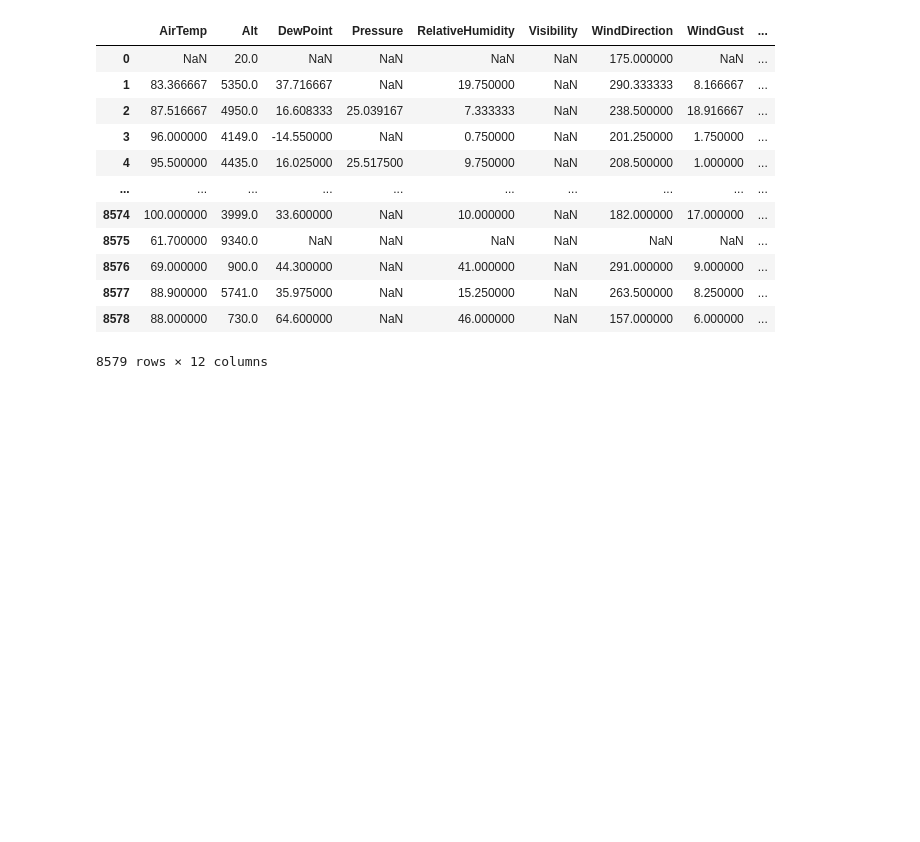
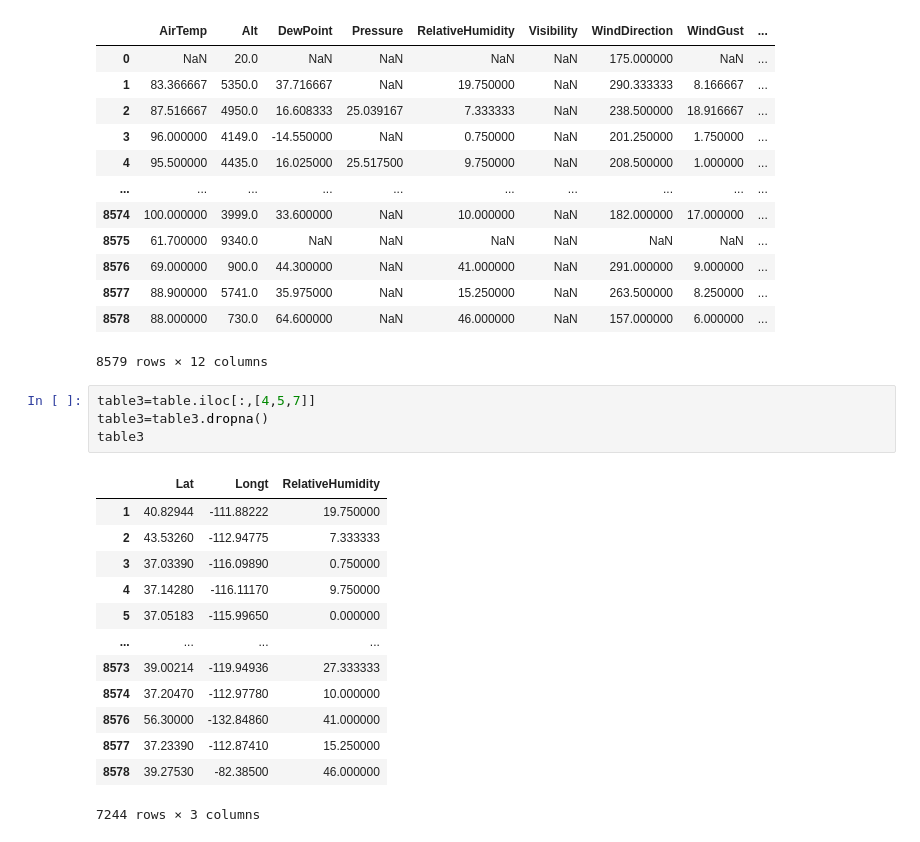
Before and after one commit to Vishal-K-Singh/darkSun, a Jupyter notebook: Untitled.ipynb, the cells around one changed output. Cells and saved outputs as stored; diff of their text form; blank space fills up the shorter version.

```diff
--- a/Untitled.ipynb
+++ b/Untitled.ipynb
@@ -67,3 +69,21 @@ table2
 | 8577 | 88.900000 | 5741.0 | 35.975000 | NaN | 15.250000 | NaN | 263.500000 | 8.250000 | ... |
 | 8578 | 88.000000 | 730.0 | 64.600000 | NaN | 46.000000 | NaN | 157.000000 | 6.000000 | ... |
 8579 rows × 12 columns
+# %%
+table3=table.iloc[:,[4,5,7]]
+table3=table3.dropna()
+table3
+# %% [output]
+|  | Lat | Longt | RelativeHumidity |
+| 1 | 40.82944 | -111.88222 | 19.750000 |
+| 2 | 43.53260 | -112.94775 | 7.333333 |
+| 3 | 37.03390 | -116.09890 | 0.750000 |
+| 4 | 37.14280 | -116.11170 | 9.750000 |
+| 5 | 37.05183 | -115.99650 | 0.000000 |
+| ... | ... | ... | ... |
+| 8573 | 39.00214 | -119.94936 | 27.333333 |
+| 8574 | 37.20470 | -112.97780 | 10.000000 |
+| 8576 | 56.30000 | -132.84860 | 41.000000 |
+| 8577 | 37.23390 | -112.87410 | 15.250000 |
+| 8578 | 39.27530 | -82.38500 | 46.000000 |
+7244 rows × 3 columns
```
Also changed, not shown: parts of 11 cells of this notebook, 2 other files.
